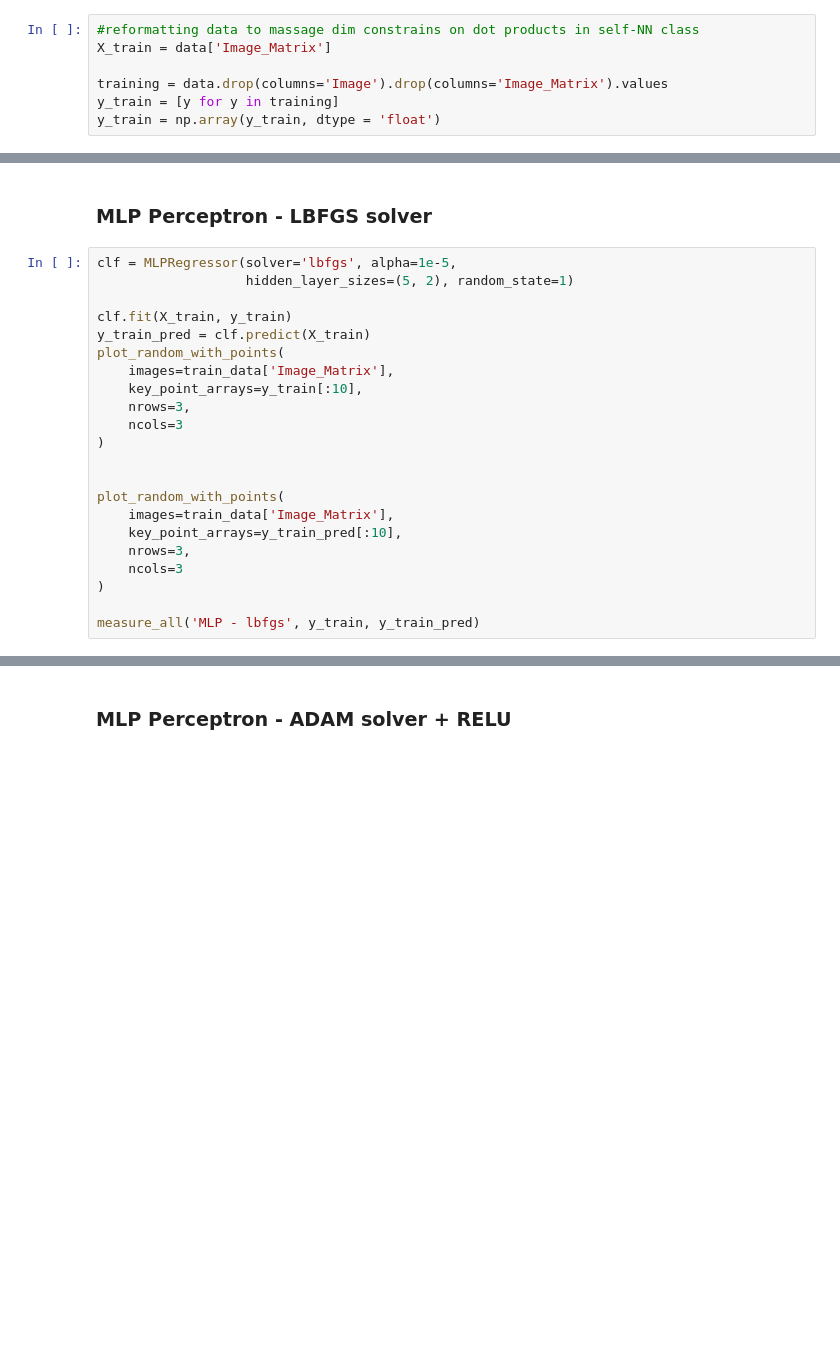
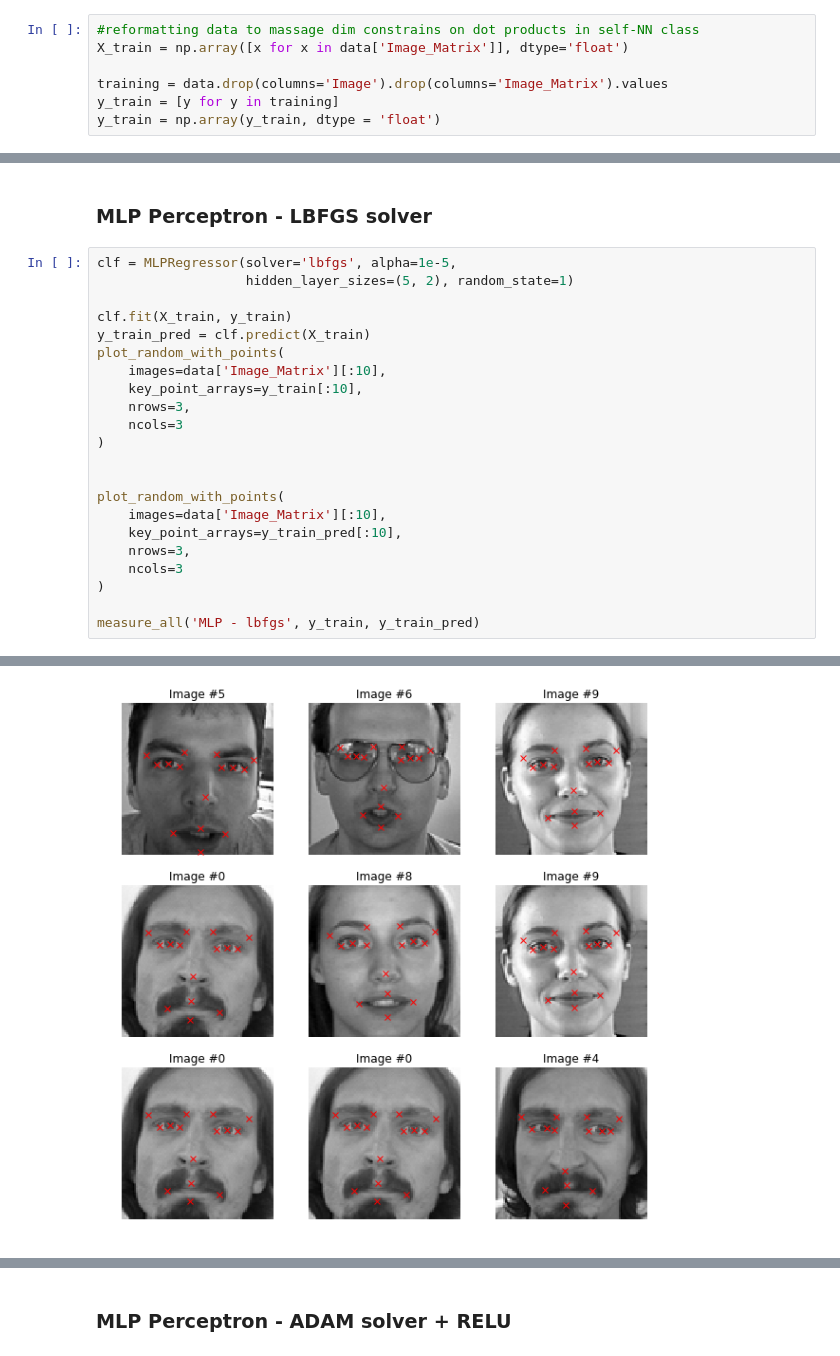
Before and after one commit to jamieandre/w207-f18-final-project, a Jupyter notebook: Final_Project_Draft.ipynb, the cells around one changed output, grey strips where cells are left out. Saved outputs shown, nothing was run; the diff lists cells and outputs as text; blank space fills up the shorter version.

```diff
--- a/Final_Project_Draft.ipynb
+++ b/Final_Project_Draft.ipynb
@@ -950,7 +950,7 @@ all_results
 Multi-layer perceptron utilizes activation functions such as Sigmoid and Hyperbolic tangent to activate the Perceptron Neuron. This model optimizes the squared-loss using LBFGS or stochastic gradient descent.
 # %%
 #reformatting data to massage dim constrains on dot products in self-NN class
-X_train = data['Image_Matrix']
+X_train = np.array([x for x in data['Image_Matrix']], dtype='float')
 
 training = data.drop(columns='Image').drop(columns='Image_Matrix').values
 y_train = [y for y in training]
@@ -992,7 +1017,7 @@ clf = MLPRegressor(solver='lbfgs', alpha=1e-5,
 clf.fit(X_train, y_train)
 y_train_pred = clf.predict(X_train)
 plot_random_with_points(
-    images=train_data['Image_Matrix'],
+    images=data['Image_Matrix'][:10],
     key_point_arrays=y_train[:10],
     nrows=3,
     ncols=3
@@ -1000,10 +1025,11 @@ plot_random_with_points(
 
 
 plot_random_with_points(
-    images=train_data['Image_Matrix'],
+    images=data['Image_Matrix'][:10],
     key_point_arrays=y_train_pred[:10],
     nrows=3,
     ncols=3
 )
 
 measure_all('MLP - lbfgs', y_train, y_train_pred)
+# %% [output]
@@ -1009,0 +1044 @@ measure_all('MLP - lbfgs', y_train, y_train_pred)
+[figure, added]
```
Also changed, not shown: parts of 19 cells of this notebook.
